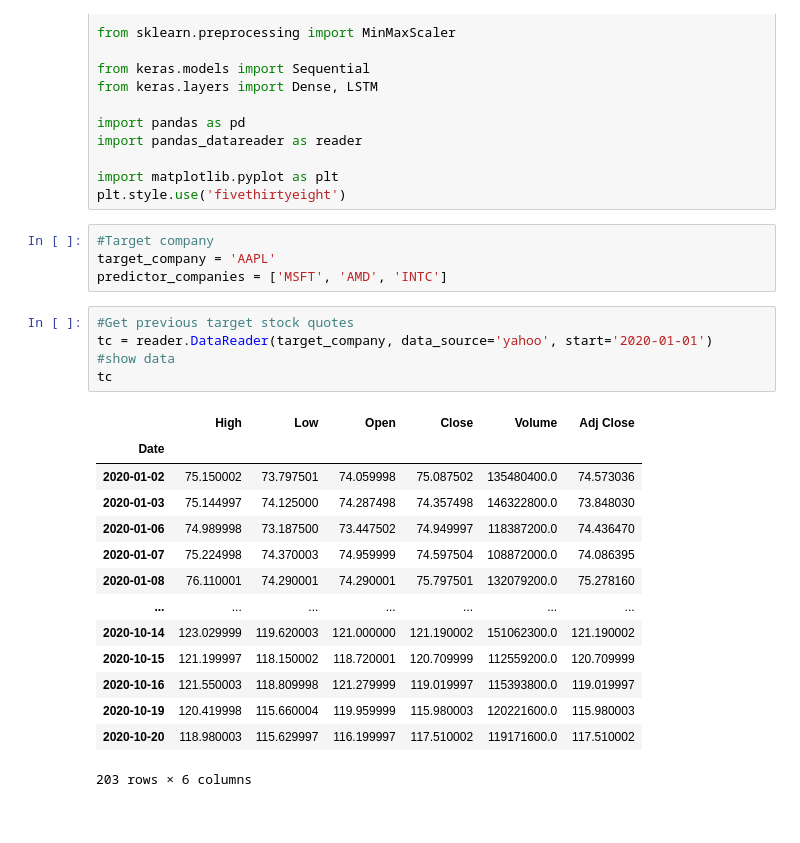
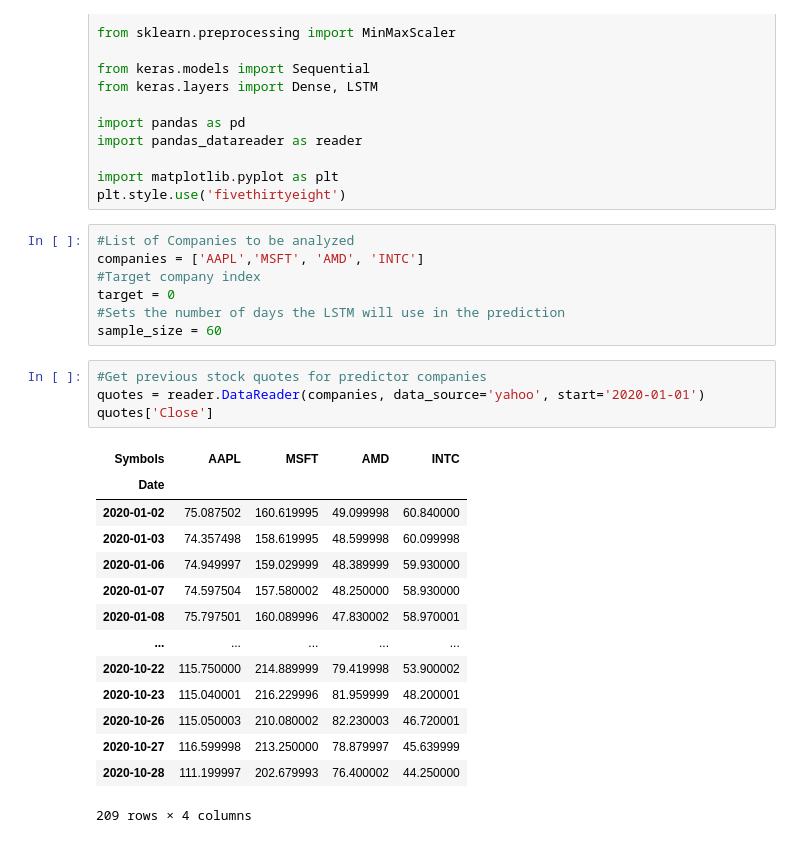
Before and after one commit to gtagency/stock-forecaster, a Jupyter notebook: lstm/StocksPrediction.ipynb, the cells around one changed output. Saved outputs shown, nothing was run; the diff lists cells and outputs as text.

Commit message:
Unfinished lstm model

```diff
--- a/lstm/StocksPrediction.ipynb
+++ b/lstm/StocksPrediction.ipynb
@@ -13,27 +13,29 @@ import pandas_datareader as reader
 
 import matplotlib.pyplot as plt
 plt.style.use('fivethirtyeight')
-# %%
-#Target company
-target_company = 'AAPL'
-predictor_companies = ['MSFT', 'AMD', 'INTC']
+# %%
+#List of Companies to be analyzed
+companies = ['AAPL','MSFT', 'AMD', 'INTC']
+#Target company index
+target = 0
+#Sets the number of days the LSTM will use in the prediction
+sample_size = 60
 # %%
-#Get previous target stock quotes
-tc = reader.DataReader(target_company, data_source='yahoo', start='2020-01-01')
-#show data
-tc
+#Get previous stock quotes for predictor companies
+quotes = reader.DataReader(companies, data_source='yahoo', start='2020-01-01')
+quotes['Close']
 # %% [output]
-|  | High | Low | Open | Close | Volume | Adj Close |
-| Date |  |  |  |  |  |  |
-| 2020-01-02 | 75.150002 | 73.797501 | 74.059998 | 75.087502 | 135480400.0 | 74.573036 |
-| 2020-01-03 | 75.144997 | 74.125000 | 74.287498 | 74.357498 | 146322800.0 | 73.848030 |
-| 2020-01-06 | 74.989998 | 73.187500 | 73.447502 | 74.949997 | 118387200.0 | 74.436470 |
-| 2020-01-07 | 75.224998 | 74.370003 | 74.959999 | 74.597504 | 108872000.0 | 74.086395 |
-| 2020-01-08 | 76.110001 | 74.290001 | 74.290001 | 75.797501 | 132079200.0 | 75.278160 |
-| ... | ... | ... | ... | ... | ... | ... |
-| 2020-10-14 | 123.029999 | 119.620003 | 121.000000 | 121.190002 | 151062300.0 | 121.190002 |
-| 2020-10-15 | 121.199997 | 118.150002 | 118.720001 | 120.709999 | 112559200.0 | 120.709999 |
-| 2020-10-16 | 121.550003 | 118.809998 | 121.279999 | 119.019997 | 115393800.0 | 119.019997 |
-| 2020-10-19 | 120.419998 | 115.660004 | 119.959999 | 115.980003 | 120221600.0 | 115.980003 |
-| 2020-10-20 | 118.980003 | 115.629997 | 116.199997 | 117.510002 | 119171600.0 | 117.510002 |
+| Symbols | AAPL | MSFT | AMD | INTC |
+| Date |  |  |  |  |
+| 2020-01-02 | 75.087502 | 160.619995 | 49.099998 | 60.840000 |
+| 2020-01-03 | 74.357498 | 158.619995 | 48.599998 | 60.099998 |
+| 2020-01-06 | 74.949997 | 159.029999 | 48.389999 | 59.930000 |
+| 2020-01-07 | 74.597504 | 157.580002 | 48.250000 | 58.930000 |
+| 2020-01-08 | 75.797501 | 160.089996 | 47.830002 | 58.970001 |
+| ... | ... | ... | ... | ... |
+| 2020-10-22 | 115.750000 | 214.889999 | 79.419998 | 53.900002 |
+| 2020-10-23 | 115.040001 | 216.229996 | 81.959999 | 48.200001 |
+| 2020-10-26 | 115.050003 | 210.080002 | 82.230003 | 46.720001 |
+| 2020-10-27 | 116.599998 | 213.250000 | 78.879997 | 45.639999 |
+| 2020-10-28 | 111.199997 | 202.679993 | 76.400002 | 44.250000 |
-203 rows × 6 columns
+209 rows × 4 columns
```
Also changed, not shown: parts of 19 cells of this notebook, 1 other file.
